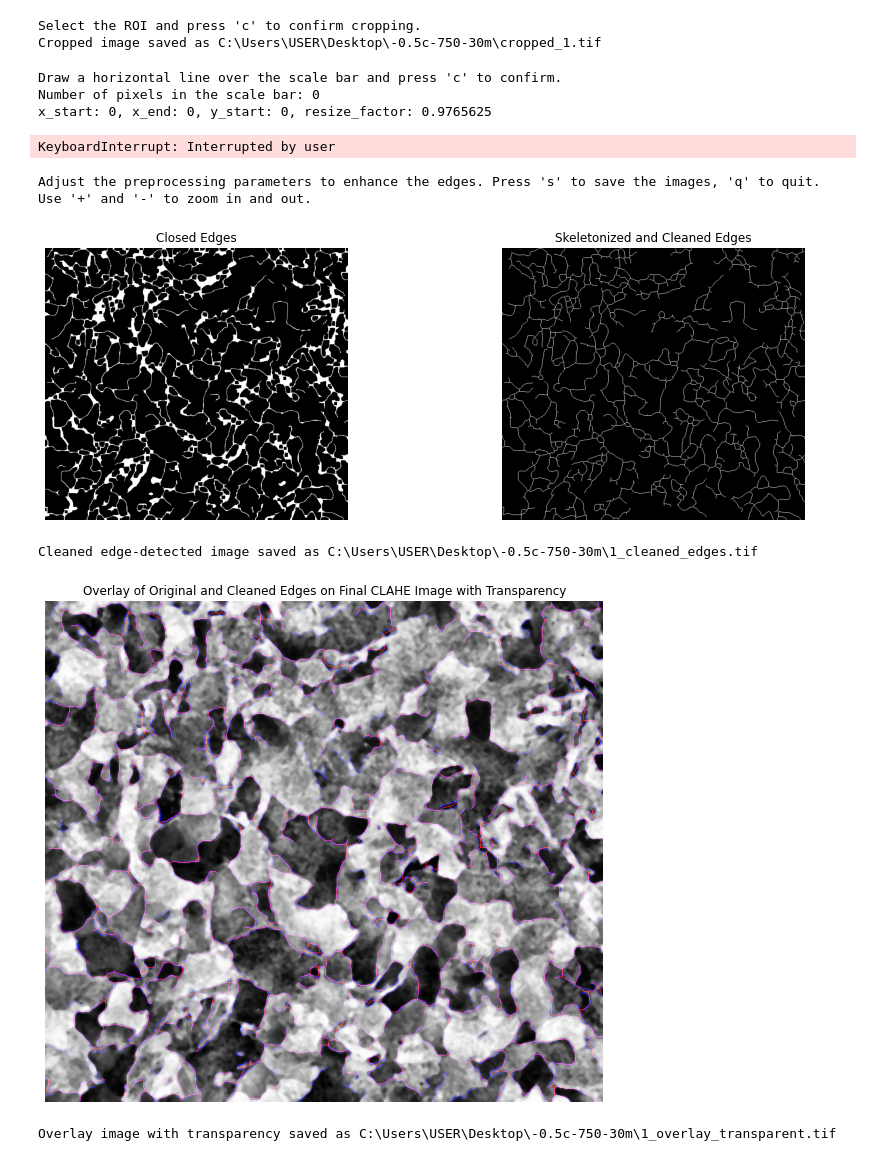
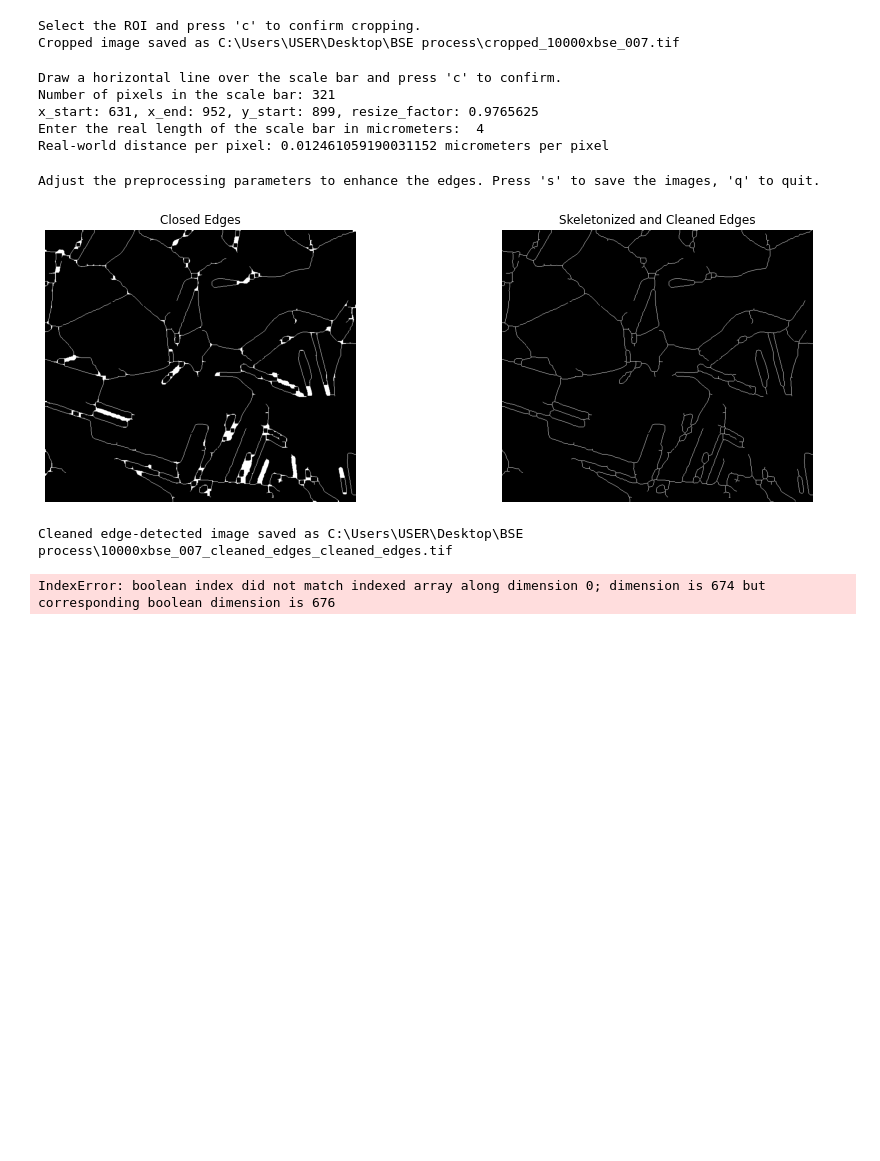
Before and after one commit to chen3088/ECCI-grain-boundary-detector, a Jupyter notebook: automatic grain detector.ipynb, the cells around one changed output. Drawn from its saved outputs; the diff is of its cells as text; code cells hidden in the pictures; blank space fills up the shorter version.

```diff
--- a/automatic grain detector.ipynb
+++ b/automatic grain detector.ipynb
@@ -4,7 +4,7 @@ import numpy as np
 import os
 
 # Path to the image(檔案路徑)
-image_path = r"C:\Users\USER\Desktop\-0.5c-750-30m\1.tif"
+image_path = r"C:\Users\USER\Desktop\BSE process\10000xbse_007.tif"
 
 # Global variables for cropping
 cropping = False
@@ -88,7 +88,7 @@ while True:
 cv2.destroyAllWindows()
 # %% [output]
 Select the ROI and press 'c' to confirm cropping.
-Cropped image saved as C:\Users\USER\Desktop\-0.5c-750-30m\cropped_1.tif
+Cropped image saved as C:\Users\USER\Desktop\BSE process\cropped_10000xbse_007.tif
 # %%
 import cv2
 import numpy as np
@@ -166,9 +166,10 @@ real_distance_per_pixel = real_length / num_pixels
 print(f"Real-world distance per pixel: {real_distance_per_pixel} micrometers per pixel")
 # %% [output]
 Draw a horizontal line over the scale bar and press 'c' to confirm.
-Number of pixels in the scale bar: 0
-x_start: 0, x_end: 0, y_start: 0, resize_factor: 0.9765625
+Number of pixels in the scale bar: 321
+x_start: 631, x_end: 952, y_start: 899, resize_factor: 0.9765625
+Enter the real length of the scale bar in micrometers:  4
+Real-world distance per pixel: 0.012461059190031152 micrometers per pixel
-KeyboardInterrupt: Interrupted by user
 # %%
 import cv2
 import numpy as np
@@ -194,10 +195,23 @@ blurred_image = None
 median_blurred_image = None
 final_clahe_image = None
 edges_image = None
+def zoom_image(factor):
+    global resize_factor
+    resize_factor *= factor
+    preprocess_image(initial_clahe_clip_limit, initial_clahe_tile_grid_size, gaussian_blur_size, median_blur_size, final_clahe_clip_limit, final_clahe_tile_grid_size)
 
-# Global variable for resize factor
-resize_factor = 1.0
-
+def handle_zoom():
+    global resize_factor
+    while True:
+        key = cv2.waitKey(1) & 0xFF
+        if key == ord('+'):
+            zoom_image(1.1)  # 放大
+        elif key == ord('-'):
+            zoom_image(0.9)  # 缩小
+        elif key == ord('s'):
+            save_images()
+        elif key == ord('q'):
+            break
 def preprocess_image(initial_clahe_clip_limit, initial_clahe_tile_grid_size, gaussian_blur_size, median_blur_size, final_clahe_clip_limit, final_clahe_tile_grid_size):
     global initial_clahe_image, blurred_image, median_blurred_image, final_clahe_image, edges_image
 
@@ -208,28 +222,26 @@ def preprocess_image(initial_clahe_clip_limit, initial_clahe_tile_grid_size, gau
     # Apply initial CLAHE
     initial_clahe = cv2.createCLAHE(clipLimit=initial_clahe_clip_limit, tileGridSize=(initial_clahe_tile_grid_size, initial_clahe_tile_grid_size))
     initial_clahe_image = initial_clahe.apply(image)
+    cv2.imshow('Initial CLAHE', initial_clahe_image)
 
     # Apply Gaussian blur
     if gaussian_blur_size % 2 == 0: gaussian_blur_size += 1
     blurred_image = cv2.GaussianBlur(initial_clahe_image, (gaussian_blur_size, gaussian_blur_size), 0)
+    cv2.imshow('Gaussian Blur', blurred_image)
 
     # Apply median blur
     if median_blur_size % 2 == 0: median_blur_size += 1
     median_blurred_image = cv2.medianBlur(blurred_image, median_blur_size)
+    cv2.imshow('Median Blur', median_blurred_image)
 
     # Apply final CLAHE after blurring
     final_clahe = cv2.createCLAHE(clipLimit=final_clahe_clip_limit, tileGridSize=(final_clahe_tile_grid_size, final_clahe_tile_grid_size))
     final_clahe_image = final_clahe.apply(median_blurred_image)
+    cv2.imshow('Final CLAHE', final_clahe_image)
 
     # Apply Canny edge detection
     edges_image = cv2.Canny(final_clahe_image, low_threshold, high_threshold)
-
-    # Display images with resize factor
-    cv2.imshow('Initial CLAHE', cv2.resize(initial_clahe_image, None, fx=resize_factor, fy=resize_factor))
-    cv2.imshow('Gaussian Blur', cv2.resize(blurred_image, None, fx=resize_factor, fy=resize_factor))
-    cv2.imshow('Median Blur', cv2.resize(median_blurred_image, None, fx=resize_factor, fy=resize_factor))
-    cv2.imshow('Final CLAHE', cv2.resize(final_clahe_image, None, fx=resize_factor, fy=resize_factor))
-    cv2.imshow('Canny Edge Detection', cv2.resize(edges_image, None, fx=resize_factor, fy=resize_factor))
+    cv2.imshow('Canny Edge Detection', edges_image)
 
 def on_initial_clahe_clip_limit_trackbar(val):
     global initial_clahe_clip_limit
@@ -282,12 +294,11 @@ def save_images():
     cv2.imwrite(os.path.join(base_dir, f"{base_filename}_final_clahe.tif"), final_clahe_image)
     cv2.imwrite(os.path.join(base_dir, f"{base_filename}_canny_edges.tif"), edges_image)
     print(f"Images saved at {base_dir}")
-
-    # Overlay edges on final CLAHE image
+        # Overlay edges on final CLAHE image
     overlay_image = cv2.cvtColor(final_clahe_image, cv2.COLOR_GRAY2BGR)
     overlay_image[edges_image > 0] = [0, 0, 255]  # Red color for edges
     cv2.imwrite(os.path.join(base_dir, f"{base_filename}_final_overlay.tif"), overlay_image)
-    print(f"Overlay image saved at {base_dir}")
+    print(f"Images saved at {base_dir}")
 
 # Create windows to display the images
 cv2.namedWindow('Initial CLAHE')
@@ -310,18 +321,26 @@ cv2.createTrackbar('High Threshold', 'Canny Edge Detection', high_threshold, 255
 preprocess_image(initial_clahe_clip_limit, initial_clahe_tile_grid_size, gaussian_blur_size, median_blur_size, final_clahe_clip_limit, final_clahe_tile_grid_size)
 
 # Wait for user interaction
-# Wait for user interaction
-print("Adjust the preprocessing parameters to enhance the edges. Press 's' to save the images, 'q' to quit. Use '+' and '-' to zoom in and out.")
-handle_zoom()
+print("Adjust the preprocessing parameters to enhance the edges. Press 's' to save the images, 'q' to quit.")
+while True:
+    key = cv2.waitKey(1) & 0xFF
+    if key == ord("s"):
+        save_images()
+    elif key == ord("q"):
+        break
 
 cv2.destroyAllWindows()
-
 base_dir = os.path.dirname(image_path)
 base_filename = os.path.splitext(os.path.basename(image_path))[0]
-cropped_image_filename = f"{base_filename}_canny_edges.tif"
+cropped_image_filename = f"cropped_{base_filename}_canny_edges.tif"
 edge_image_path = os.path.join(image_dir, cropped_image_filename)
 # %% [output]
-Adjust the preprocessing parameters to enhance the edges. Press 's' to save the images, 'q' to quit. Use '+' and '-' to zoom in and out.
+Adjust the preprocessing parameters to enhance the edges. Press 's' to save the images, 'q' to quit.
+# %%
+base_dir = os.path.dirname(image_path)
+base_filename = os.path.splitext(os.path.basename(image_path))[0]
+cropped_image_filename = f"cropped_{base_filename}_canny_edges.tif"
+edge_image_path = os.path.join(image_dir, cropped_image_filename)
 # %%
 import cv2
 import numpy as np
@@ -336,8 +355,8 @@ if edges_image is None:
 
 ### Step 1: Apply dilation followed by erosion (closing)
 kernel = np.ones((3, 3), np.uint8)
-dilated_image = cv2.dilate(edges_image, kernel, iterations= 3)
-closed_image = cv2.erode(dilated_image, kernel, iterations= 3)
+dilated_image = cv2.dilate(edges_image, kernel, iterations= 4)
+closed_image = cv2.erode(dilated_image, kernel, iterations= 4)
 
 # Step 2: Apply skeletonization
 skeleton = skeletonize(closed_image // 255) * 255
@@ -373,37 +392,36 @@ plt.show()
 cleaned_edges_output_path = os.path.join(image_dir,f"{base_filename}_cleaned_edges.tif")
 cv2.imwrite(cleaned_edges_output_path, cleaned_image)
 print(f"Cleaned edge-detected image saved as {cleaned_edges_output_path}")
 # Convert the final CLAHE image to color
 final_clahe_color = cv2.cvtColor(final_clahe_image, cv2.COLOR_GRAY2BGR)
 
 # Create an overlay for original edges in blue with transparency
 overlay_blue = np.zeros_like(final_clahe_color)
 overlay_blue[edges_image > 0] = [255, 0, 0]  # Blue
 
 # Create an overlay for cleaned edges in red with transparency
 overlay_red = np.zeros_like(final_clahe_color)
 overlay_red[cleaned_image > 0] = [0, 0, 255]  # Red
 
 
 # Combine the overlays with the original image with transparency
 final_overlay = cv2.addWeighted(final_clahe_color, 1.0, overlay_blue, 1, 0)
 final_overlay = cv2.addWeighted(final_overlay, 1.0, overlay_red, 1, 0)
 
 # Display the overlay result
 plt.figure(figsize=(10, 10))
 plt.title('Overlay of Original and Cleaned Edges on Final CLAHE Image with Transparency')
 plt.imshow(cv2.cvtColor(final_overlay, cv2.COLOR_BGR2RGB))
 plt.axis('off')
 plt.show()
 # Save the overlay image
 overlay_output_path = os.path.join(image_dir, f"{base_filename}_overlay_transparent.tif")
 cv2.imwrite(overlay_output_path, final_overlay)
 print(f"Overlay image with transparency saved as {overlay_output_path}")
 # %% [output]
-[figure, old version]
+[figure, new version]
-Cleaned edge-detected image saved as C:\Users\USER\Desktop\-0.5c-750-30m\1_cleaned_edges.tif
+Cleaned edge-detected image saved as C:\Users\USER\Desktop\BSE process\10000xbse_007_cleaned_edges_cleaned_edges.tif
-[figure, removed]
-Overlay image with transparency saved as C:\Users\USER\Desktop\-0.5c-750-30m\1_overlay_transparent.tif
+IndexError: boolean index did not match indexed array along dimension 0; dimension is 674 but corresponding boolean dimension is 676
 # %%
 import cv2
 import numpy as np
```
Also changed, not shown: parts of 1 cell of this notebook, 1 other file.
